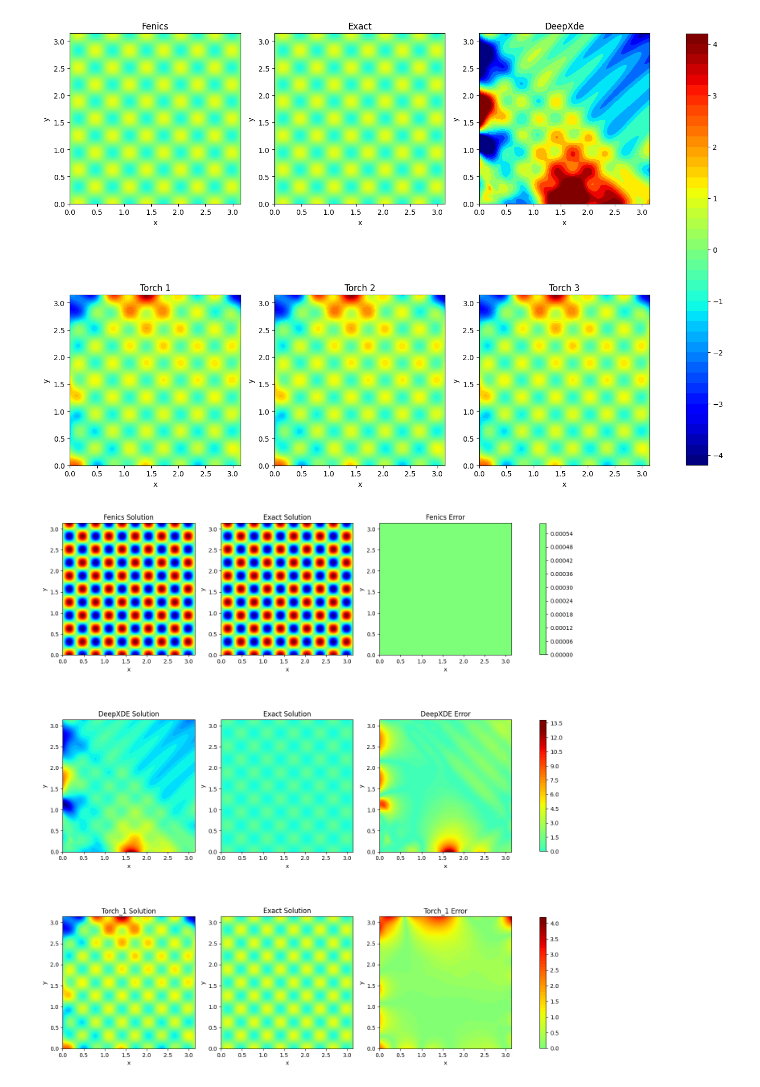
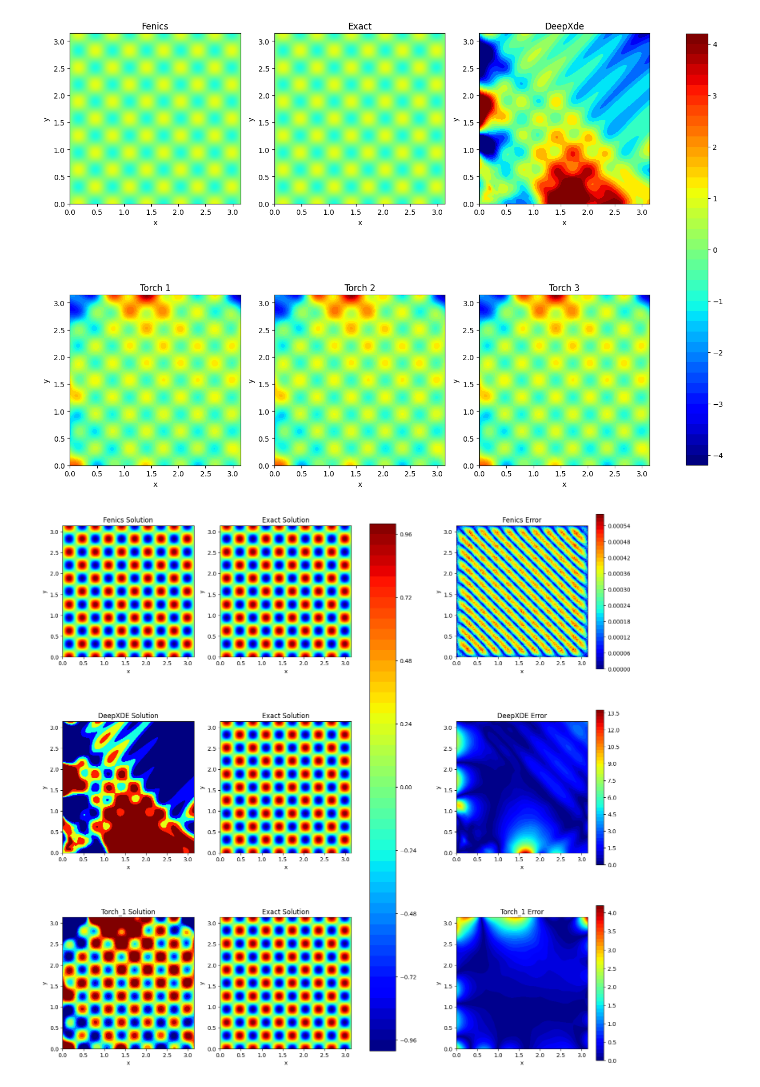
Before and after one commit to TerraFlexer/kt_matmodel_2025, a Jupyter notebook: Task_1/Task_1_United.ipynb, the cells around one changed output. Saved outputs shown, nothing was run; the diff lists cells and outputs as text; code cells hidden in the pictures.

```diff
--- a/Task_1/Task_1_United.ipynb
+++ b/Task_1/Task_1_United.ipynb
@@ -90,67 +90,67 @@ plt.show()
 # %%
 fig, axs = plt.subplots(3, 3, figsize=(18, 18))
 
-vmin = min(
-    np.nanmin(grid_values), np.nanmin(np.sin(10 * X) * np.cos(10 * Y))
+vmin = -1
+vmax = 1
+
+vmin2 = min(
+    np.nanmin(np.abs(grid_values - np.sin(10 * grid_X) * np.cos(10 * grid_Y))),
+    np.nanmin(np.abs(u_pred_deepxde - np.sin(10 * X_test_deepxde) * np.cos(10 * Y_test_deepxde))),
+    np.nanmin(np.abs(u_pred_torch_1 - np.sin(10 * X_test_torch_1) * np.cos(10 * Y_test_torch_1)))
+)
+
+vmax2 = max(
+    np.nanmax(np.abs(grid_values - np.sin(10 * grid_X) * np.cos(10 * grid_Y))),
+    np.nanmax(np.abs(u_pred_deepxde - np.sin(10 * X_test_deepxde) * np.cos(10 * Y_test_deepxde))),
+    np.nanmax(np.abs(u_pred_torch_1 - np.sin(10 * X_test_torch_1) * np.cos(10 * Y_test_torch_1)))
+)
+
+'''vmin = min(
+    np.nanmin(grid_values), np.nanmin(np.sin(10 * X)), #np.nanmin(u_pred_deepxde),
+    np.nanmin(u_pred_torch_1), np.nanmin(u_pred_torch_1), np.nanmin(u_pred_torch_1)
 )
 vmax = max(
-    np.nanmax(grid_values), np.nanmax(np.sin(10 * X) * np.cos(10 * Y))
-)
+    np.nanmax(grid_values), np.nanmax(np.sin(10 * X)), #np.nanmax(u_pred_deepxde),
+    np.nanmax(u_pred_torch_1), np.nanmax(u_pred_torch_1), np.nanmax(u_pred_torch_1)
+)'''
 
 pcm1 = axs[0, 0].contourf(grid_X, grid_Y, grid_values, levels=50, cmap='jet', vmin=vmin, vmax=vmax)
 axs[0, 0].set_title("Fenics Solution")
 
 pcm2 = axs[0, 1].contourf(grid_X, grid_Y, np.sin(10 * grid_X) * np.cos(10 * grid_Y), levels=50, cmap="jet", vmin=vmin, vmax=vmax)
 axs[0, 1].set_title("Exact Solution")
 
-pcm3 = axs[0, 2].contourf(grid_X, grid_Y, np.abs(grid_values - np.sin(10 * grid_X) * np.cos(10 * grid_Y)), levels=50, cmap="jet", vmin=vmin, vmax=vmax)
+pcm3 = axs[0, 2].contourf(grid_X, grid_Y, np.abs(grid_values - np.sin(10 * grid_X) * np.cos(10 * grid_Y)), levels=50, cmap="jet")
 axs[0, 2].set_title("Fenics Error")
-fig.colorbar(pcm3, ax=axs[0, :3], shrink=0.8)
-
-vmin = min(
-    np.nanmin(np.sin(10 * X) * np.cos(10 * Y)),
-    np.nanmin(u_pred_deepxde)
-)
-vmax = max(
-    np.nanmax(np.sin(10 * X) * np.cos(10 * Y)),
-    np.nanmax(u_pred_deepxde)
-)
+fig.colorbar(pcm3, shrink=0.95)
 
 pcm4 = axs[1, 0].contourf(X_test_deepxde, Y_test_deepxde, u_pred_deepxde, levels=50, cmap="jet", vmin=vmin, vmax=vmax)
 axs[1, 0].set_title("DeepXDE Solution")
 
 pcm5 = axs[1, 1].contourf(X_test_deepxde, Y_test_deepxde, np.sin(10 * X_test_deepxde) * np.cos(10 * Y_test_deepxde), levels=50, cmap="jet", vmin=vmin, vmax=vmax)
 axs[1, 1].set_title("Exact Solution")
 
-pcm6 = axs[1, 2].contourf(X_test_deepxde, Y_test_deepxde, np.abs(u_pred_deepxde - np.sin(10 * X_test_deepxde) * np.cos(10 * Y_test_deepxde)), levels=50, cmap="jet", vmin=vmin, vmax=vmax)
+pcm6 = axs[1, 2].contourf(X_test_deepxde, Y_test_deepxde, np.abs(u_pred_deepxde - np.sin(10 * X_test_deepxde) * np.cos(10 * Y_test_deepxde)), levels=50, cmap="jet")
 axs[1, 2].set_title("DeepXDE Error")
-fig.colorbar(pcm6, ax=axs[1, :3], shrink=0.8)
-
-vmin = min(
-    np.nanmin(np.sin(10 * X) * np.cos(10 * Y)),
-    np.nanmin(u_pred_torch_1)
-)
-vmax = max(
-    np.nanmax(np.sin(10 * X) * np.cos(10 * Y)),
-    np.nanmax(u_pred_torch_1)
-)
+fig.colorbar(pcm6, shrink=0.95)
+fig.colorbar(pcm2, ax=axs[:, :2], shrink=0.95)
 
 pcm7 = axs[2, 0].contourf(X_test_torch_1, Y_test_torch_1, u_pred_torch_1, levels=50, cmap="jet", vmin=vmin, vmax=vmax)
 axs[2, 0].set_title("Torch_1 Solution")
 
 pcm8 = axs[2, 1].contourf(X_test_torch_1, Y_test_torch_1, np.sin(10 * X_test_torch_1) * np.cos(10 * Y_test_torch_1), levels=50, cmap="jet", vmin=vmin, vmax=vmax)
 axs[2, 1].set_title("Exact Solution")
 
-pcm9 = axs[2, 2].contourf(X_test_torch_1, Y_test_torch_1, np.abs(u_pred_torch_1 - np.sin(10 * X_test_torch_1) * np.cos(10 * Y_test_torch_1)), levels=50, cmap="jet", vmin=vmin, vmax=vmax)
+pcm9 = axs[2, 2].contourf(X_test_torch_1, Y_test_torch_1, np.abs(u_pred_torch_1 - np.sin(10 * X_test_torch_1) * np.cos(10 * Y_test_torch_1)), levels=50, cmap="jet")
 axs[2, 2].set_title("Torch_1 Error")
-fig.colorbar(pcm9, ax=axs[2, :3], shrink=0.8)
+fig.colorbar(pcm9, shrink=0.95)
 
 # Общая настройка
 for ax in axs.flat:
     ax.set_aspect('equal')
     ax.set_xlabel("x")
     ax.set_ylabel("y")
 
 plt.show()
 # %% [output]
-[figure, old version]
+[figure, new version]
```
